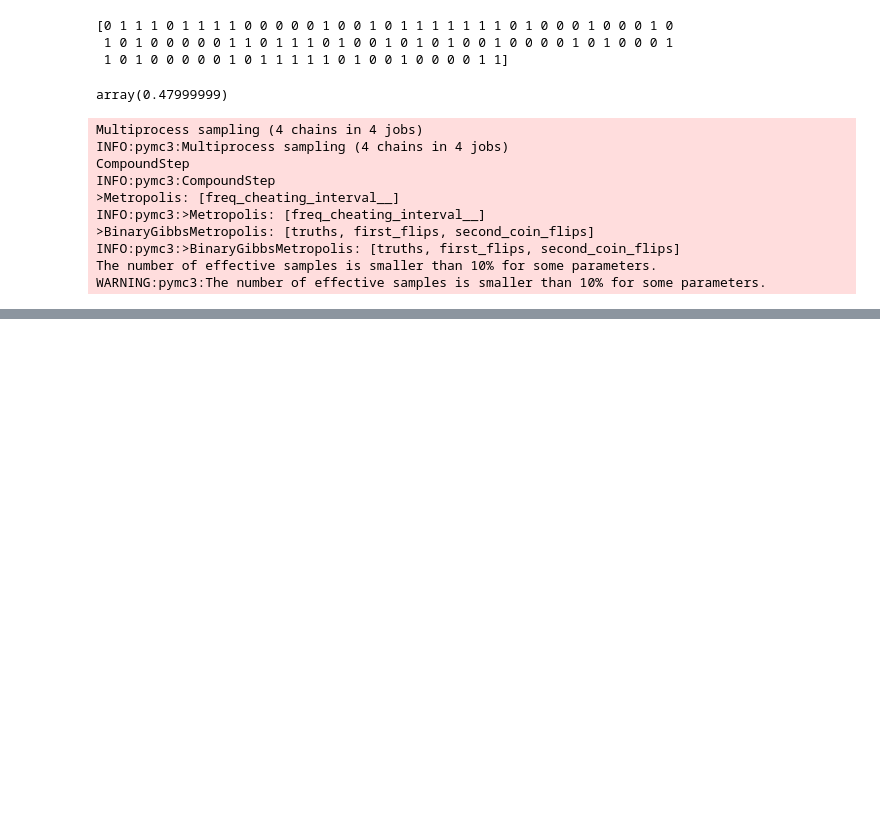
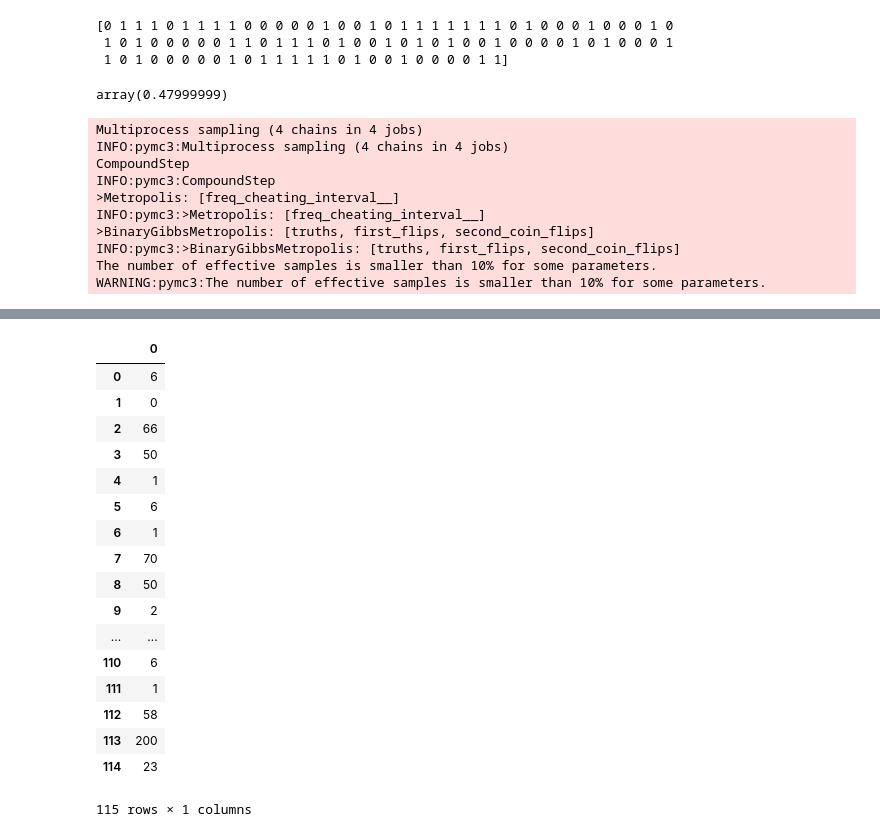
Before and after one commit to CLuiz/probabalistic_programming, a Jupyter notebook: ch2.ipynb, the cells around one changed output, grey strips where cells are left out. Saved outputs shown, nothing was run; the diff lists cells and outputs as text; code cells hidden in the pictures; blank space fills up the shorter version.

```diff
--- a/ch2.ipynb
+++ b/ch2.ipynb
@@ -393,0 +420,45 @@ plt.legend();
+# %%
+data ="""6 0 66  50  1
+6 1 70  50  2
+6 0 69  50  3
+6 0 68  50  4
+6 0 67  50  5
+6 0 72  50  6
+6 0 73 100  7
+6 0 70 100  8
+6 1 57 200  9
+6 1 63 200 10
+6 1 70 200 11
+6 0 78 200 12
+6 0 67 200 13
+6 2 53 200 14
+6 0 67 200 15
+6 0 75 200 16
+6 0 70 200 17
+6 0 81 200 18
+6 0 76 200 19
+6 0 79 200 20
+6 2 75 200 21
+6 0 76 200 22
+6 1 58 200 23"""
+import pandas as pd
+pd.DataFrame(data.split())
+# %% [output]
+|  | 0 |
+| 0 | 6 |
+| 1 | 0 |
+| 2 | 66 |
+| 3 | 50 |
+| 4 | 1 |
+| 5 | 6 |
+| 6 | 1 |
+| 7 | 70 |
+| 8 | 50 |
+| 9 | 2 |
+| ... | ... |
+| 110 | 6 |
+| 111 | 1 |
+| 112 | 58 |
+| 113 | 200 |
+| 114 | 23 |
+115 rows × 1 columns
```
Also changed, not shown: parts of 5 cells of this notebook, 1 other file.
